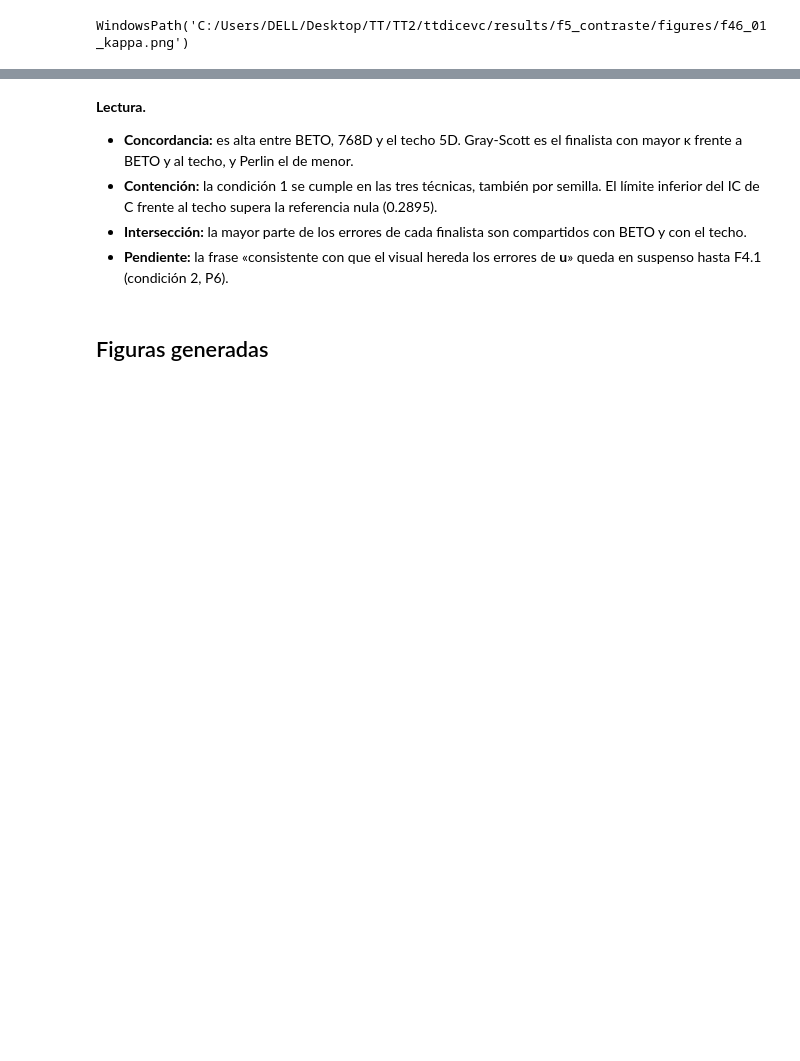
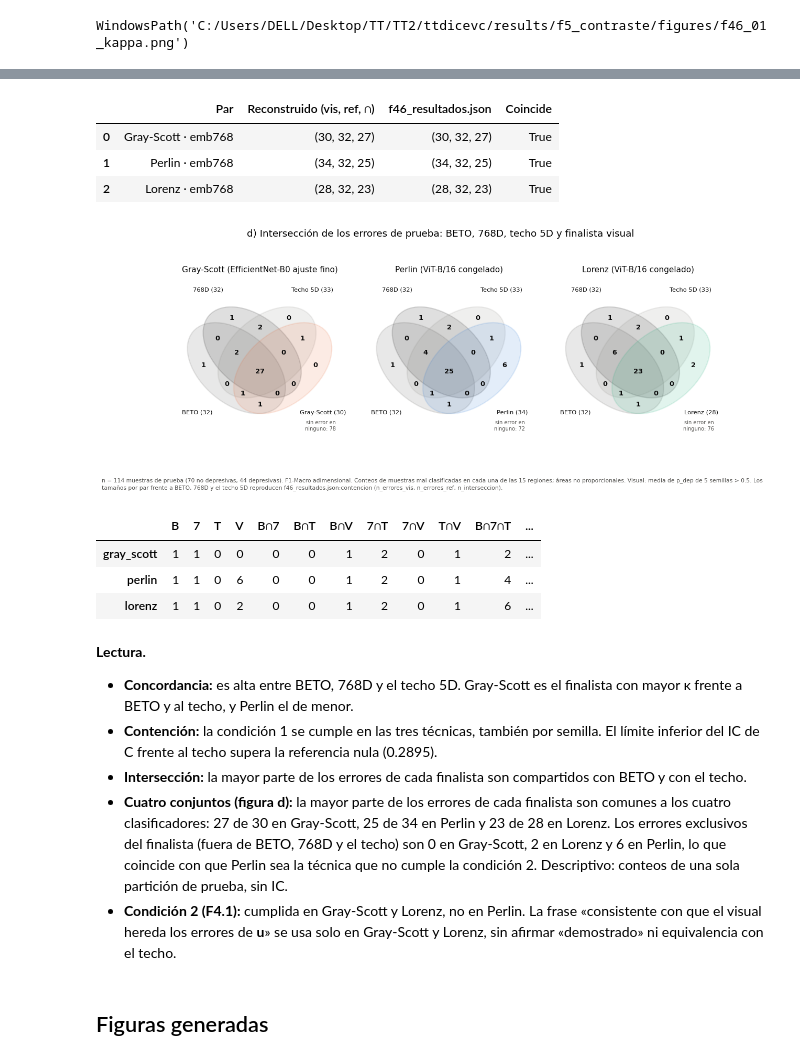
Before and after one commit to DpalaciosR20/ttdicevc, a Jupyter notebook: notebooks/F5_contraste.ipynb, the cells around one changed output, grey strips where cells are left out. Drawn from its saved outputs; the diff is of its cells as text; code cells hidden in the pictures; blank space fills up the shorter version.

```diff
--- a/notebooks/F5_contraste.ipynb
+++ b/notebooks/F5_contraste.ipynb
@@ -882,10 +882,80 @@ guardar(fig, 'f46_03_interseccion_errores', 'F4.6: diagrama de intersección de
 WindowsPath('C:/Users/DELL/Desktop/TT/TT2/ttdicevc/results/f5_contraste/figures/f46_03_interseccion_errores.png')
+# %%
+err['emb768'] = bs.predict(ins.refs['emb768'], thr) != ins.y
+venn4_checks = []
+for t in TECHS:
+    x = F46['contencion'][t]['emb768']
+    mine = (int(err[t].sum()), int(err['emb768'].sum()), int((err[t] & err['emb768']).sum()))
+    theirs = (x['n_errores_vis'], x['n_errores_ref'], x['n_interseccion'])
+    venn4_checks.append((f'{LAB[t]} · emb768', mine, theirs, mine == theirs))
+VC4 = pd.DataFrame(venn4_checks, columns=['Par', 'Reconstruido (vis, ref, ∩)', 'f46_resultados.json', 'Coincide'])
+REPRO['venn'] += [{'par': r[0], 'coincide': bool(r[3])} for r in venn4_checks]
+(FIG / 'reproduccion_replicas.json').write_text(json.dumps(REPRO, indent=1, ensure_ascii=False) + '\n', encoding='utf-8')
+display(VC4)
+if not VC4['Coincide'].all():
+    raise RuntimeError('DETENIDO: los conteos de errores frente a 768D no reproducen f46_resultados.json')
+
+# Venn de cuatro elipses (disposición clásica; las 15 regiones existen). Orden de bits: BETO, 768D, techo 5D, visual.
+ELL = [((0.350, 0.400), 140), ((0.450, 0.500), 140), ((0.544, 0.500), 40), ((0.644, 0.400), 40)]
+POS = {'1000': (0.14, 0.42), '0100': (0.32, 0.72), '0010': (0.68, 0.72), '0001': (0.85, 0.42),
+       '1100': (0.23, 0.59), '1010': (0.29, 0.30), '1001': (0.50, 0.17), '0110': (0.50, 0.66),
+       '0101': (0.71, 0.30), '0011': (0.77, 0.59), '1110': (0.35, 0.50), '1101': (0.61, 0.24),
+       '1011': (0.39, 0.24), '0111': (0.65, 0.50), '1111': (0.50, 0.38)}
+NAME_POS = [(0.10, 0.12), (0.17, 0.90), (0.83, 0.90), (0.90, 0.12)]
+venn4 = {}
+fig, axes = plt.subplots(1, 3, figsize=(12, 4.6))
+for ax, t in zip(axes, TECHS):
+    sets = [err['beto'], err['emb768'], err['techo5d'], err[t]]
+    names = ['BETO', '768D', 'Techo 5D', LAB[t]]
+    cols = [style.INK_SECONDARY, style.INK, style.MUTED, COL[t]]
+    for ((cx_, cy_), ang), col in zip(ELL, cols):
+        ax.add_patch(Ellipse((cx_, cy_), 0.72, 0.45, angle=ang, facecolor=col, alpha=0.13, edgecolor=col, lw=1.5))
+    counts = {}
+    for key, (x_, y_) in POS.items():
+        m = np.ones_like(sets[0], dtype=bool)
+        for bit, s_ in zip(key, sets):
+            m &= s_ if bit == '1' else ~s_
+        counts[key] = int(m.sum())
+        ax.text(x_, y_, str(counts[key]), ha='center', va='center', fontsize=8.5, fontweight='bold', color=style.INK)
+    none_ = int((~sets[0] & ~sets[1] & ~sets[2] & ~sets[3]).sum())
+    assert sum(counts.values()) + none_ == len(ins.y)
+    for k, s_ in enumerate(sets):   # cada conjunto = suma de sus regiones
+        assert sum(v for key, v in counts.items() if key[k] == '1') == int(s_.sum())
+    for (x_, y_), nm, s_ in zip(NAME_POS, names, sets):
+        ax.text(x_, y_, f'{nm} ({int(s_.sum())})', ha='center', va='center', fontsize=7.5, color=style.INK)
+    ax.text(0.98, 0.0, f'sin error en\nninguno: {none_}', ha='right', va='bottom', fontsize=6.5, color=style.INK_SECONDARY)
+    venn4[t] = {**counts, 'ninguno': none_}
+    ax.set_xlim(0, 1)
+    ax.set_ylim(-0.04, 0.98)
+    ax.set_aspect('equal')
+    ax.axis('off')
+    ax.set_title(f'{LAB[t]} ({FINALISTA[t]})')
+fig.suptitle('d) Intersección de los errores de prueba: BETO, 768D, techo 5D y finalista visual')
+pie(fig, N_NOTE + ' Conteos de muestras mal clasificadas en cada una de las 15 regiones; áreas no proporcionales. '
+    'Visual: media de p_dep de 5 semillas > 0.5. Los tamaños por par frente a BETO, 768D y el techo 5D reproducen '
+    'f46_resultados.json:contencion (n_errores_vis, n_errores_ref, n_interseccion).', y=0.04)
+guardar(fig, 'f46_04_interseccion_errores_cuatro',
+        'F4.6: diagrama de intersección de errores (BETO, 768D, techo 5D, finalista) por técnica')
+V4 = pd.DataFrame(venn4).T
+V4.columns = ['ninguno' if c == 'ninguno' else '∩'.join(n for b, n in zip(c, ['B', '7', 'T', 'V']) if b == '1') for c in V4.columns]
+V4
+# %% [output]
+|  | Par | Reconstruido (vis, ref, ∩) | f46_resultados.json | Coincide |
+| 0 | Gray-Scott · emb768 | (30, 32, 27) | (30, 32, 27) | True |
+| 1 | Perlin · emb768 | (34, 32, 25) | (34, 32, 25) | True |
+| 2 | Lorenz · emb768 | (28, 32, 23) | (28, 32, 23) | True |
+[figure, added]
+|  | B | 7 | T | V | B∩7 | B∩T | B∩V | 7∩T | 7∩V | T∩V | B∩7∩T | ... |
+| gray_scott | 1 | 1 | 0 | 0 | 0 | 0 | 1 | 2 | 0 | 1 | 2 | ... |
+| perlin | 1 | 1 | 0 | 6 | 0 | 0 | 1 | 2 | 0 | 1 | 4 | ... |
+| lorenz | 1 | 1 | 0 | 2 | 0 | 0 | 1 | 2 | 0 | 1 | 6 | ... |
 # %% [markdown]
 **Lectura.**
 - **Concordancia:** es alta entre BETO, 768D y el techo 5D. Gray-Scott es el finalista con mayor κ frente a BETO y al techo, y Perlin el de menor.
 - **Contención:** la condición 1 se cumple en las tres técnicas, también por semilla. El límite inferior del IC de C frente al techo supera la referencia nula (0.2895).
 - **Intersección:** la mayor parte de los errores de cada finalista son compartidos con BETO y con el techo.
-- **Pendiente:** la frase «consistente con que el visual hereda los errores de **u**» queda en suspenso hasta F4.1 (condición 2, P6).
+- **Cuatro conjuntos (figura d):** la mayor parte de los errores de cada finalista son comunes a los cuatro clasificadores: 27 de 30 en Gray-Scott, 25 de 34 en Perlin y 23 de 28 en Lorenz. Los errores exclusivos del finalista (fuera de BETO, 768D y el techo) son 0 en Gray-Scott, 2 en Lorenz y 6 en Perlin, lo que coincide con que Perlin sea la técnica que no cumple la condición 2. Descriptivo: conteos de una sola partición de prueba, sin IC.
+- **Condición 2 (F4.1):** cumplida en Gray-Scott y Lorenz, no en Perlin. La frase «consistente con que el visual hereda los errores de **u**» se usa solo en Gray-Scott y Lorenz, sin afirmar «demostrado» ni equivalencia con el techo.
 # %% [markdown]
 ## Figuras generadas
 # %%
```
Also changed, not shown: parts of 6 cells of this notebook, 7 other files.
